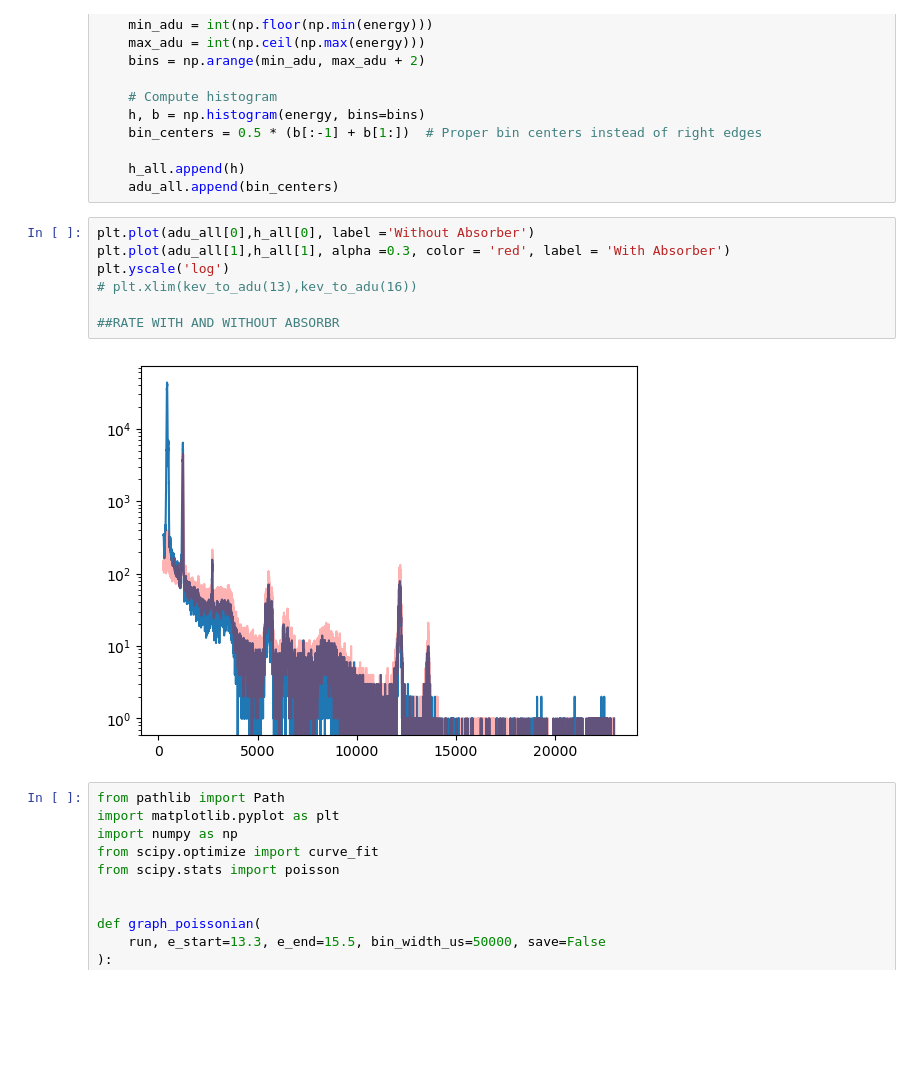
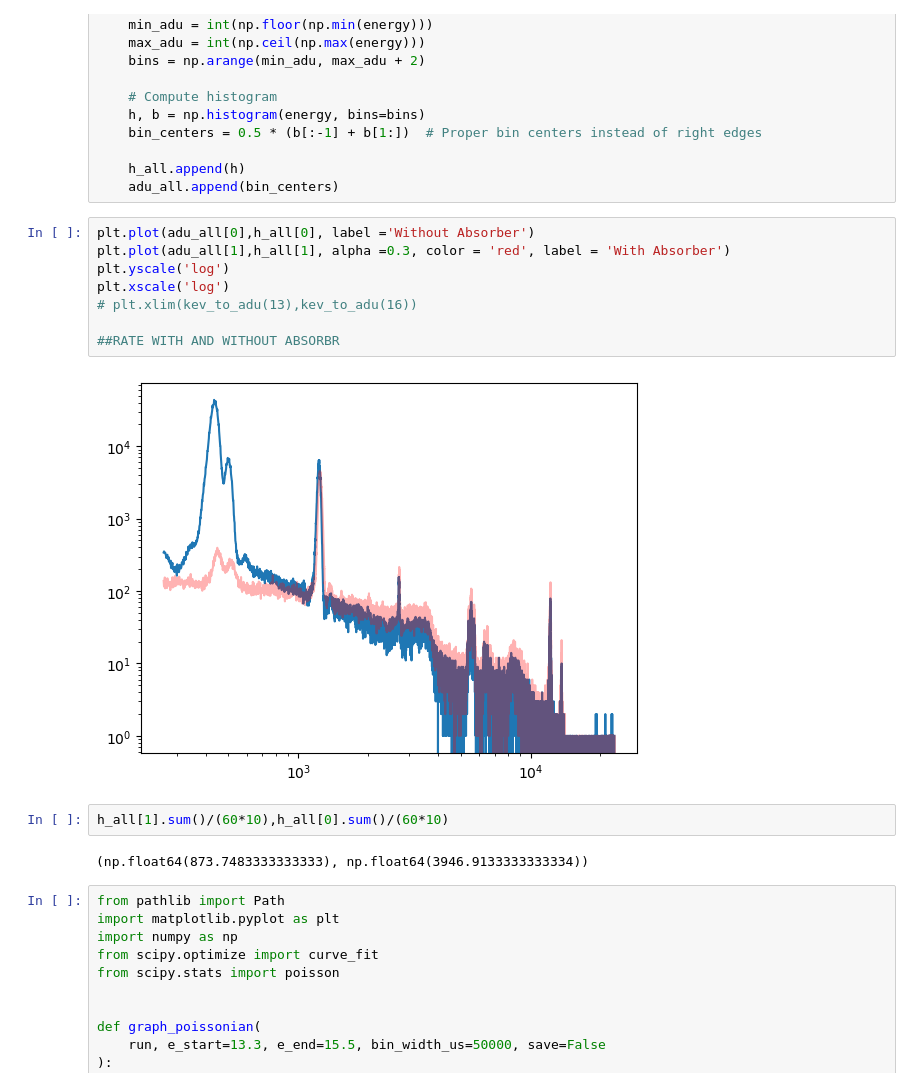
Before and after one commit to EAdelsbach/redpitaya_control, a Jupyter notebook: Notebooks/Analysis/Timing Analysis copy.ipynb, the cells around one changed output. Saved outputs shown, nothing was run; the diff lists cells and outputs as text; blank space fills up the shorter version.

```diff
--- a/Notebooks/Analysis/Timing Analysis copy.ipynb
+++ b/Notebooks/Analysis/Timing Analysis copy.ipynb
@@ -398,12 +393,17 @@ for run in processed_runs:
 # %%
 plt.plot(adu_all[0],h_all[0], label ='Without Absorber')
 plt.plot(adu_all[1],h_all[1], alpha =0.3, color = 'red', label = 'With Absorber')
 plt.yscale('log')
+plt.xscale('log')
 # plt.xlim(kev_to_adu(13),kev_to_adu(16))
 
 ##RATE WITH AND WITHOUT ABSORBR
 # %% [output]
-[figure, old version]
+[figure, new version]
+# %%
+h_all[1].sum()/(60*10),h_all[0].sum()/(60*10)
+# %% [output]
+(np.float64(873.7483333333333), np.float64(3946.9133333333334))
 # %%
 from pathlib import Path
 import matplotlib.pyplot as plt
```
Also changed, not shown: parts of 1 cell of this notebook, 3 other files.
